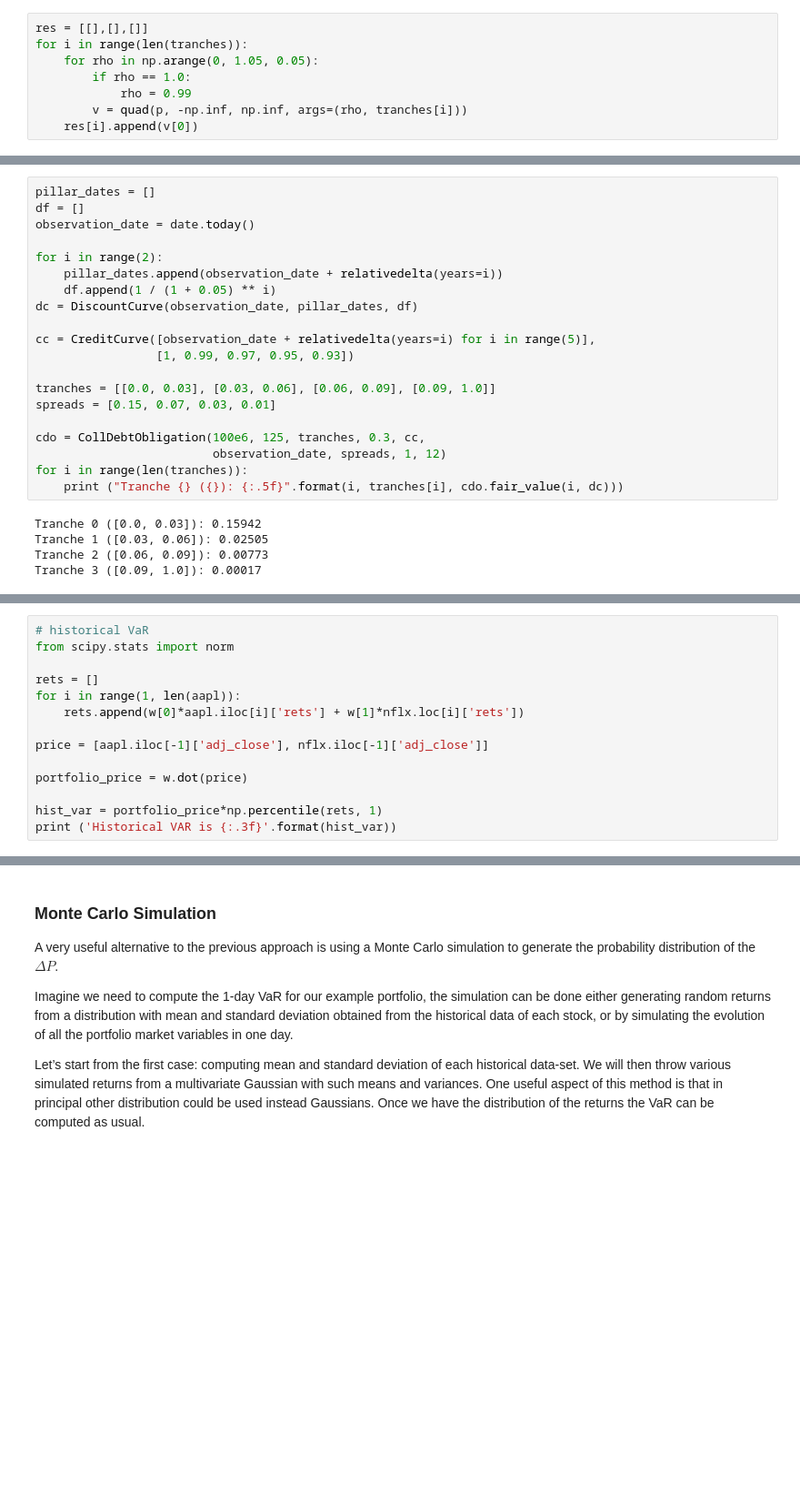
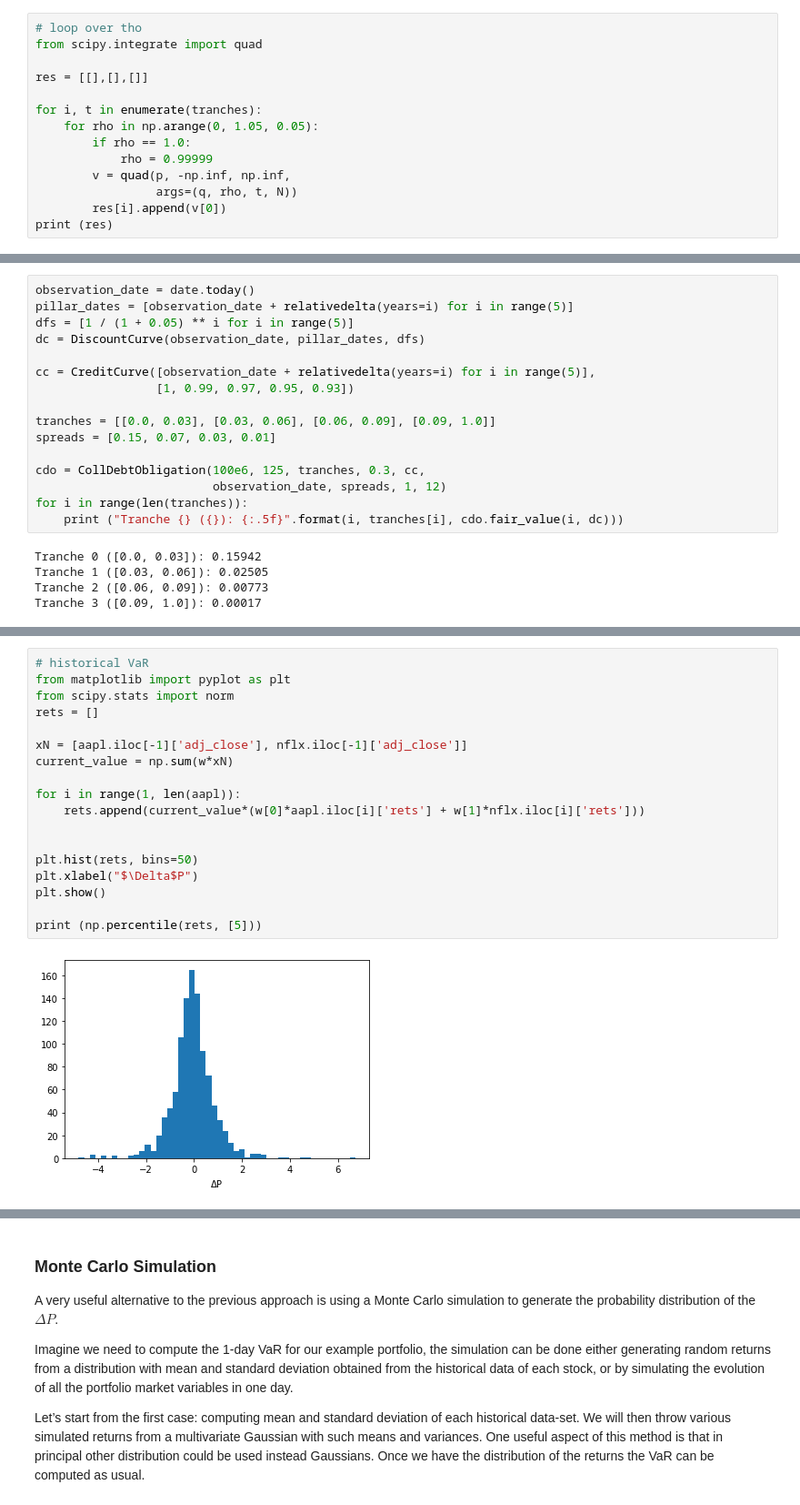
Before and after one commit to matteosan1/finance_course, a Jupyter notebook: lessons_2020/lesson7.ipynb, the cells around one changed output, grey strips where cells are left out. Shown at 91% size. Cells and saved outputs as stored; diff of their text form; blank space fills up the shorter version.

```diff
--- a/lessons_2020/lesson7.ipynb
+++ b/lessons_2020/lesson7.ipynb
@@ -78,10 +80,16 @@ def p(M, rho, lims):
 # %% [markdown]
 Finally we loop over a range of possible values for the correlation on each tranche to draw the plot of the expected losses vs the correlation.
 # %%
+# loop over tho
+from scipy.integrate import quad
+
 res = [[],[],[]]
-for i in range(len(tranches)):
+
+for i, t in enumerate(tranches):
     for rho in np.arange(0, 1.05, 0.05):
         if rho == 1.0:
-            rho = 0.99
-        v = quad(p, -np.inf, np.inf, args=(rho, tranches[i]))
-    res[i].append(v[0])
+            rho = 0.99999
+        v = quad(p, -np.inf, np.inf,
+                 args=(q, rho, t, N))
+        res[i].append(v[0])
+print (res)
@@ -224,12 +249,8 @@ class CollDebtObligation:
 # %%
-pillar_dates = []
-df = []
 observation_date = date.today()
-
-for i in range(2):
-    pillar_dates.append(observation_date + relativedelta(years=i))
-    df.append(1 / (1 + 0.05) ** i)
-dc = DiscountCurve(observation_date, pillar_dates, df)
+pillar_dates = [observation_date + relativedelta(years=i) for i in range(5)]
+dfs = [1 / (1 + 0.05) ** i for i in range(5)]
+dc = DiscountCurve(observation_date, pillar_dates, dfs)
 
 cc = CreditCurve([observation_date + relativedelta(years=i) for i in range(5)],
                  [1, 0.99, 0.97, 0.95, 0.93])
@@ -309,16 +341,21 @@ $$P_i(t_n+1) = P\Big(x_1(t_n)\frac{x_1(t_i)}{x_1(t_{i-1})} , x_2(t_n)\frac{x_2(t
 Essentially rescaling the market variables according to the variation between day $i$ and $i-1$ we can draw a distribution of the possible changes in the portfolio value $P_i$ and then compute the VaR taking the appropriate percentile.
 # %%
 # historical VaR
+from matplotlib import pyplot as plt
 from scipy.stats import norm
+rets = []
 
-rets = []
+xN = [aapl.iloc[-1]['adj_close'], nflx.iloc[-1]['adj_close']]
+current_value = np.sum(w*xN)
+
 for i in range(1, len(aapl)):
-    rets.append(w[0]*aapl.iloc[i]['rets'] + w[1]*nflx.loc[i]['rets'])
+    rets.append(current_value*(w[0]*aapl.iloc[i]['rets'] + w[1]*nflx.iloc[i]['rets']))
 
-price = [aapl.iloc[-1]['adj_close'], nflx.iloc[-1]['adj_close']]
 
-portfolio_price = w.dot(price)
+plt.hist(rets, bins=50)
+plt.xlabel("$\Delta$P")
+plt.show()
 
-hist_var = portfolio_price*np.percentile(rets, 1)
-print ('Historical VAR is {:.3f}'.format(hist_var))
+print (np.percentile(rets, [5]))
 # %% [output]
+[figure, added]
```
Also changed, not shown: parts of 38 cells of this notebook, 5 other files.
